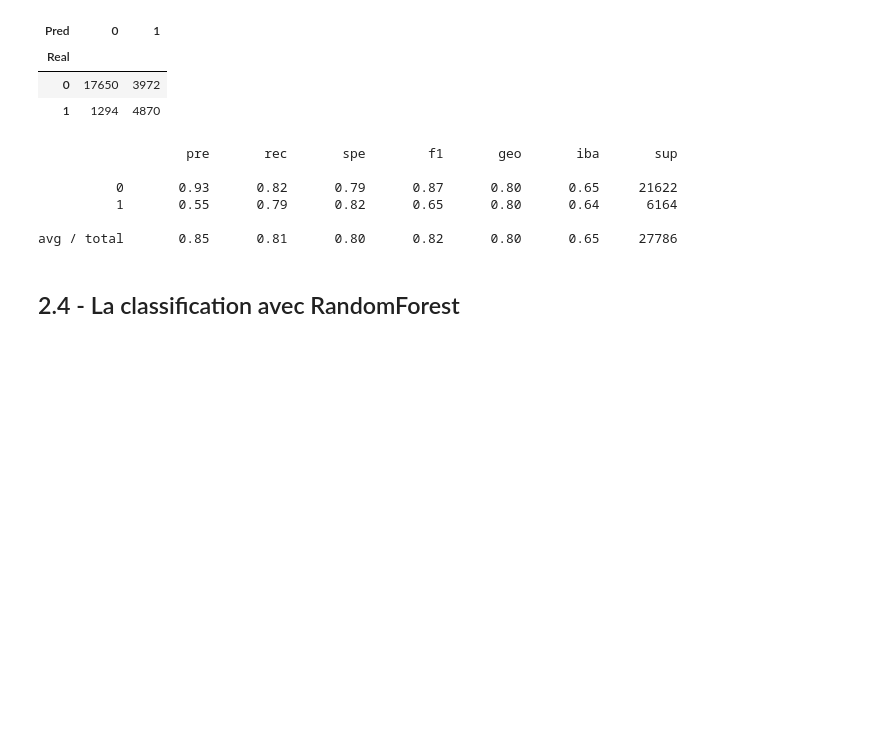
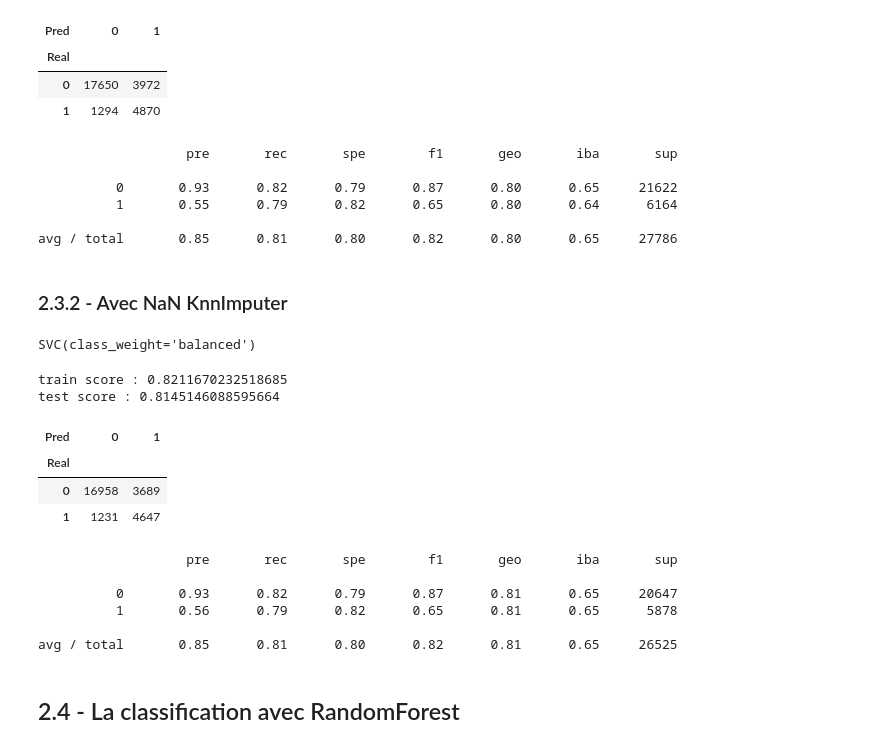
Before and after one commit to Romainpf/RainTomorrw, a Jupyter notebook: fev22_bds_meteo_V4.1.ipynb, the cells around one changed output. Drawn from its saved outputs; the diff is of its cells as text; code cells hidden in the pictures; blank space fills up the shorter version.

```diff
--- a/fev22_bds_meteo_V4.1.ipynb
+++ b/fev22_bds_meteo_V4.1.ipynb
@@ -1056,6 +1056,41 @@ test score : 0.8104800978910243
           1       0.55      0.79      0.82      0.65      0.80      0.64      6164
 
 avg / total       0.85      0.81      0.80      0.82      0.80      0.65     27786
+# %% [markdown]
+### 2.3.2 - Avec NaN KnnImputer
+# %%
+# Entrainement modèle
+clf_svc = SVC(class_weight='balanced')
+clf_svc.fit(X_train_k, y_train_k)
+# %% [output]
+SVC(class_weight='balanced')
+# %%
+# Performances
+
+# Score d'accuracy globale
+print("train score :", clf_svc.score(X_train_k, y_train_k))
+print("test score :", clf_svc.score(X_test_k,y_test_k))
+
+# Matrice de confusion
+y_pred = clf_svc.predict(X_test_k)
+cm = pd.crosstab(y_test_k, y_pred, rownames = ['Real'], colnames = ['Pred'])
+display(cm)
+
+# Autres métriques
+print(classification_report_imbalanced(y_test_k, y_pred))
+# %% [output]
+train score : 0.8211670232518685
+test score : 0.8145146088595664
+| Pred | 0 | 1 |
+| Real |  |  |
+| 0 | 16958 | 3689 |
+| 1 | 1231 | 4647 |
+                   pre       rec       spe        f1       geo       iba       sup
+
+          0       0.93      0.82      0.79      0.87      0.81      0.65     20647
+          1       0.56      0.79      0.82      0.65      0.81      0.65      5878
+
+avg / total       0.85      0.81      0.80      0.82      0.81      0.65     26525
 # %% [markdown]
 ## 2.4 - La classification avec RandomForest
 # %% [markdown]
```
Also changed, not shown: parts of 28 cells of this notebook.
